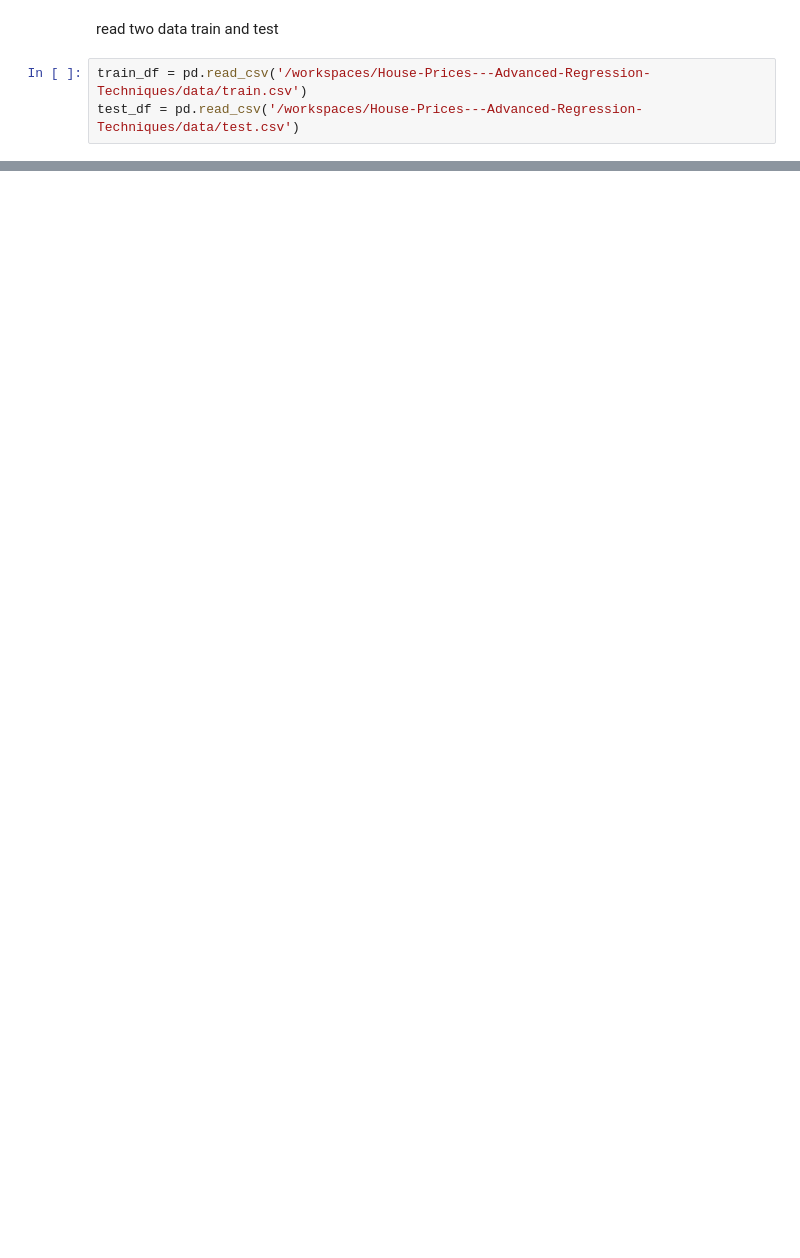
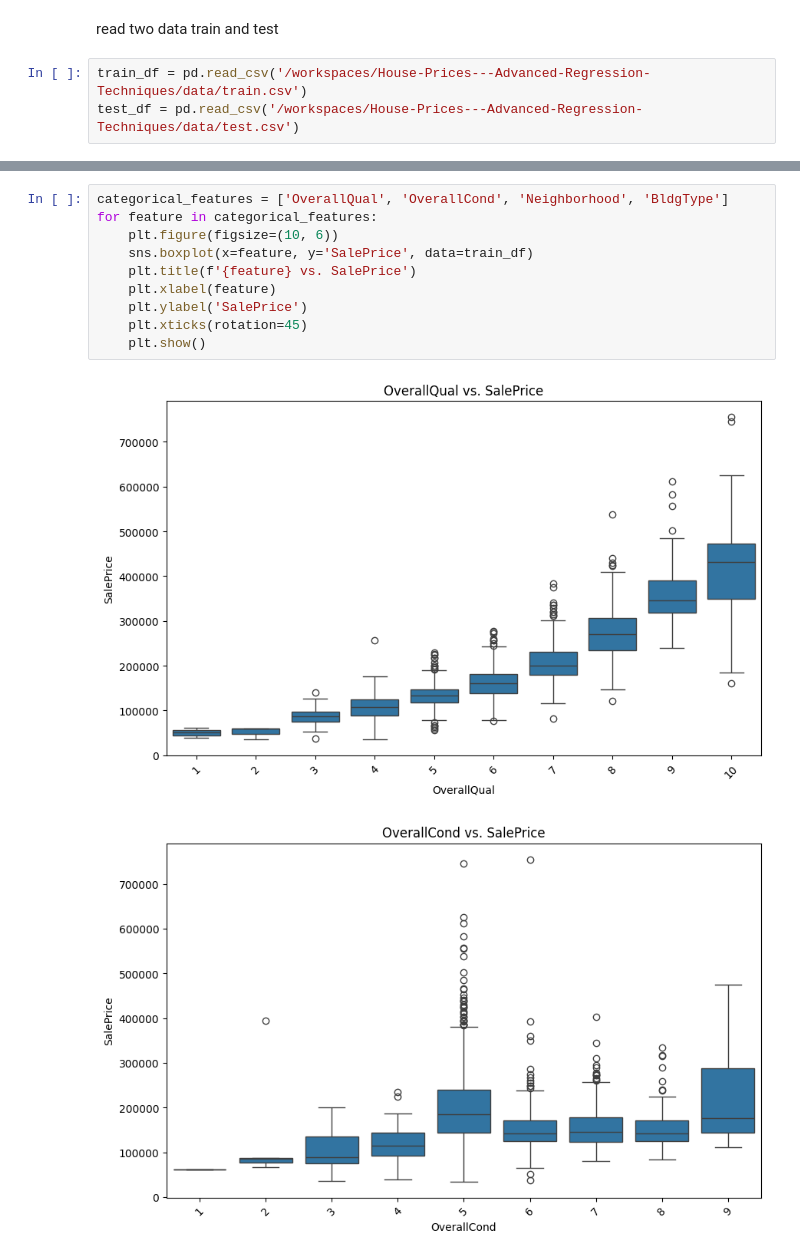
Before and after one commit to Metionis/House-Prices---Advanced-Regression-Techniques, a Jupyter notebook: lab/predictive_model.ipynb, the cells around one changed output, grey strips where cells are left out. Saved outputs shown, nothing was run; the diff lists cells and outputs as text; blank space fills up the shorter version.

```diff
--- a/lab/predictive_model.ipynb
+++ b/lab/predictive_model.ipynb
@@ -23,0 +236,13 @@ test_df = pd.read_csv('/workspaces/House-Prices---Advanced-Regression-Techniques
+# %%
+categorical_features = ['OverallQual', 'OverallCond', 'Neighborhood', 'BldgType']
+for feature in categorical_features:
+    plt.figure(figsize=(10, 6))
+    sns.boxplot(x=feature, y='SalePrice', data=train_df)
+    plt.title(f'{feature} vs. SalePrice')
+    plt.xlabel(feature)
+    plt.ylabel('SalePrice')
+    plt.xticks(rotation=45)
+    plt.show()
+# %% [output]
+[figure, added]
+[figure, added]
```
Also changed, not shown: parts of 51 cells of this notebook.
